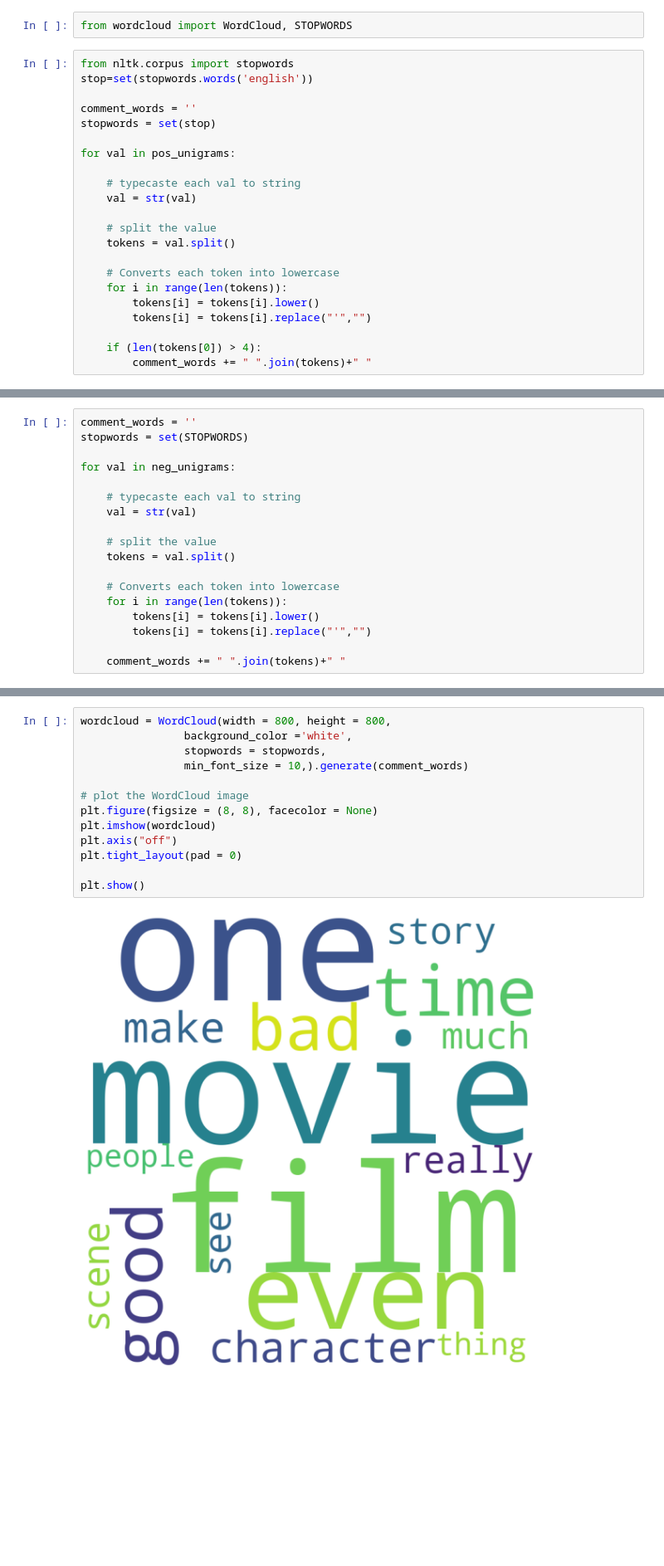
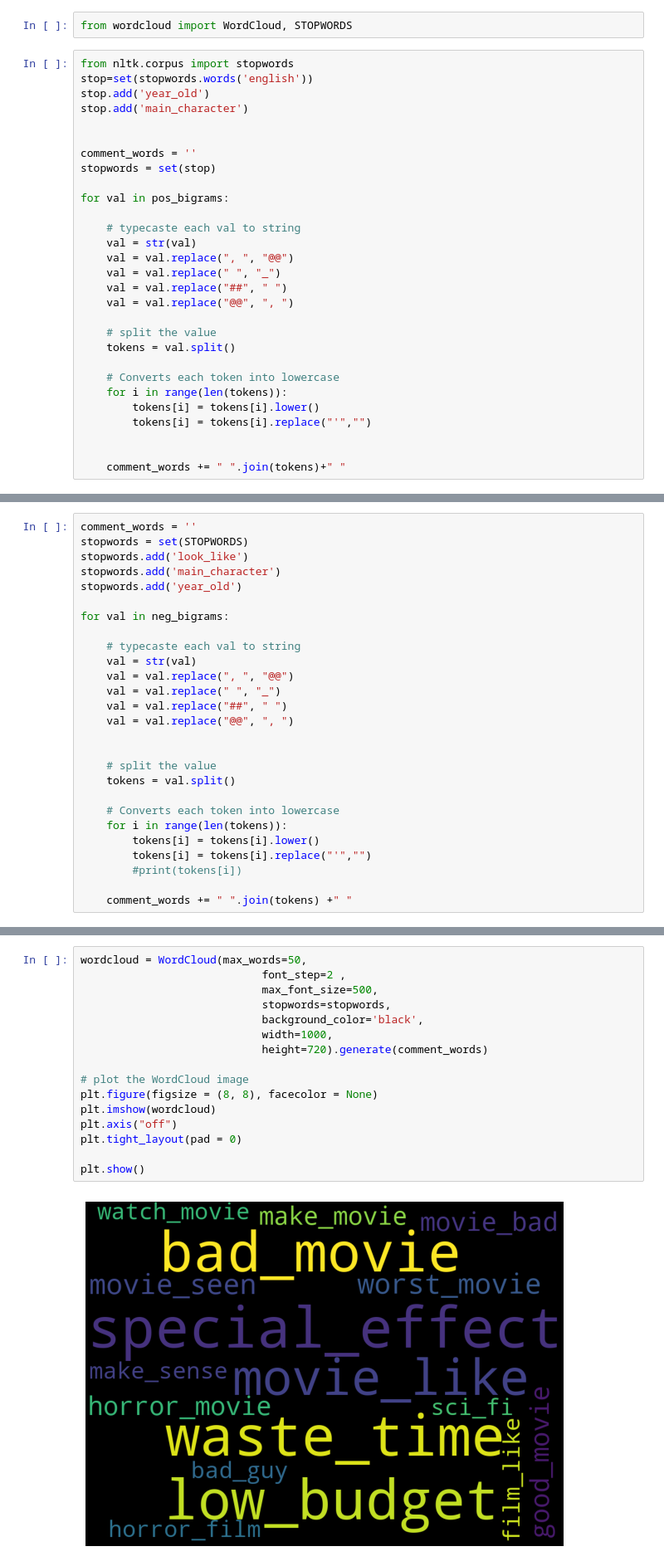
Before and after one commit to sdtalaviya/masters_research, a Jupyter notebook: sentiment_analysis_masters_research/EDA_on_imdb_movie_reviews.ipynb, the cells around one changed output, grey strips where cells are left out. Shown at 83% size. Drawn from its saved outputs; the diff is of its cells as text; blank space fills up the shorter version.

```diff
--- a/sentiment_analysis_masters_research/EDA_on_imdb_movie_reviews.ipynb
+++ b/sentiment_analysis_masters_research/EDA_on_imdb_movie_reviews.ipynb
@@ -624,14 +709,21 @@ from wordcloud import WordCloud, STOPWORDS
 # %%
 from nltk.corpus import stopwords
 stop=set(stopwords.words('english'))
+stop.add('year_old')
+stop.add('main_character')
+
 
 comment_words = ''
 stopwords = set(stop)
 
-for val in pos_unigrams:
+for val in pos_bigrams:
 
     # typecaste each val to string
     val = str(val)
+    val = val.replace(", ", "@@")
+    val = val.replace(" ", "_")
+    val = val.replace("##", " ")
+    val = val.replace("@@", ", ")
 
     # split the value
     tokens = val.split()
@@ -641,8 +733,8 @@ for val in pos_unigrams:
         tokens[i] = tokens[i].lower()
         tokens[i] = tokens[i].replace("'","")
 
-    if (len(tokens[0]) > 4):
-        comment_words += " ".join(tokens)+" "
+
+    comment_words += " ".join(tokens)+" "
 # %%
 comment_words
 # %% [output]
@@ -665,11 +760,19 @@ plt.show()
 # %%
 comment_words = ''
 stopwords = set(STOPWORDS)
+stopwords.add('look_like')
+stopwords.add('main_character')
+stopwords.add('year_old')
 
-for val in neg_unigrams:
+for val in neg_bigrams:
 
     # typecaste each val to string
     val = str(val)
+    val = val.replace(", ", "@@")
+    val = val.replace(" ", "_")
+    val = val.replace("##", " ")
+    val = val.replace("@@", ", ")
+
 
     # split the value
     tokens = val.split()
@@ -678,5 +781,6 @@ for val in neg_unigrams:
     for i in range(len(tokens)):
         tokens[i] = tokens[i].lower()
         tokens[i] = tokens[i].replace("'","")
+        #print(tokens[i])
 
-    comment_words += " ".join(tokens)+" "
+    comment_words += " ".join(tokens) +" "
@@ -683,15 +791,18 @@ for val in neg_unigrams:
 # %%
-wordcloud = WordCloud(width = 800, height = 800,
-                background_color ='white',
-                stopwords = stopwords,
-                min_font_size = 10,).generate(comment_words)
+wordcloud = WordCloud(max_words=50,
+                            font_step=2 ,
+                            max_font_size=500,
+                            stopwords=stopwords,
+                            background_color='black',
+                            width=1000,
+                            height=720).generate(comment_words)
 
 # plot the WordCloud image
 plt.figure(figsize = (8, 8), facecolor = None)
 plt.imshow(wordcloud)
 plt.axis("off")
 plt.tight_layout(pad = 0)
 
 plt.show()
 # %% [output]
-[figure, old version]
+[figure, new version]
```
Also changed, not shown: parts of 29 cells of this notebook, 1 other file.
